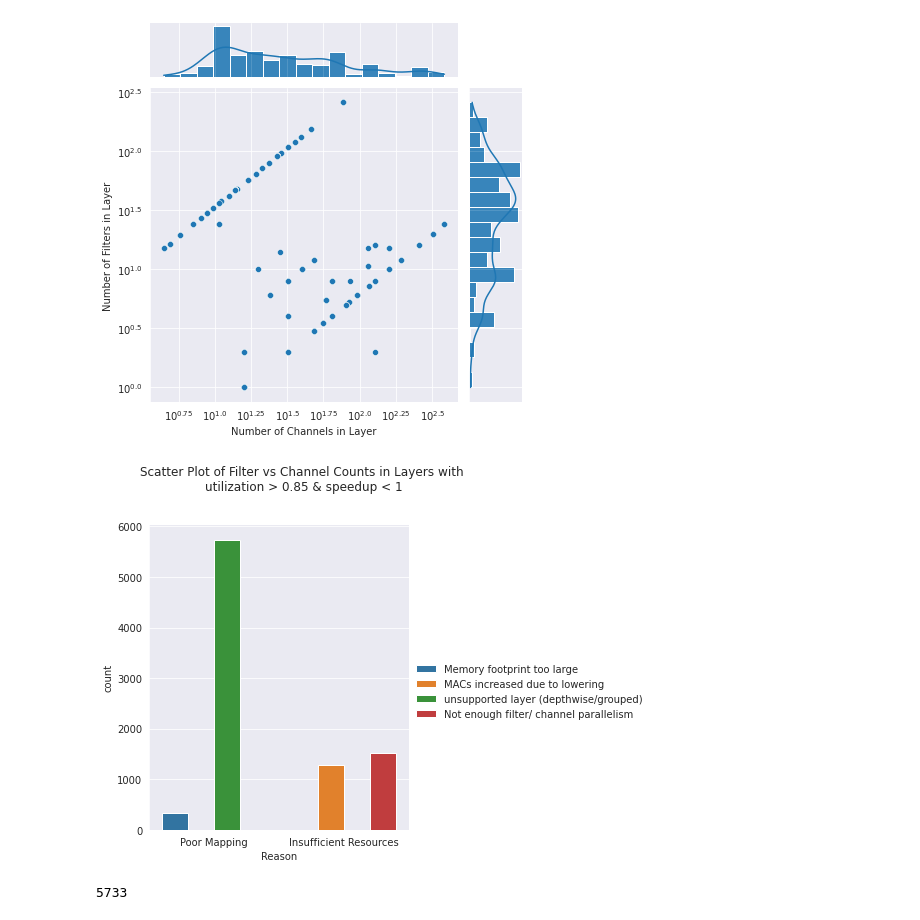
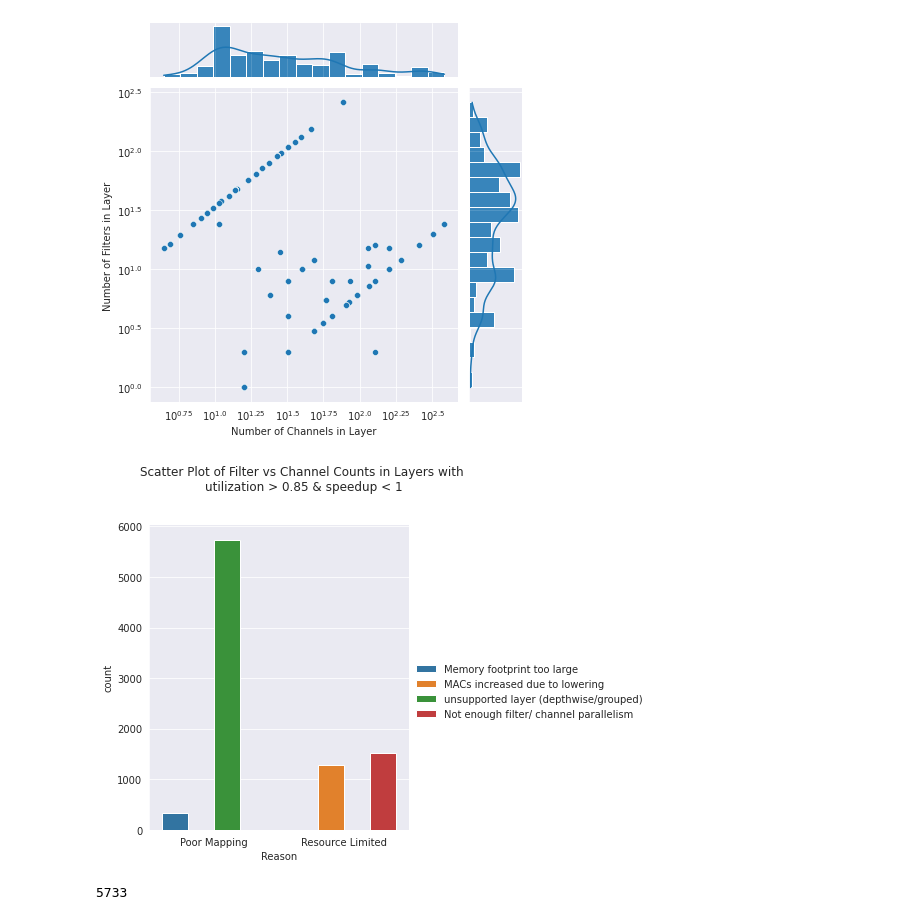
Before and after one commit to asultan123/hero-sim, a Jupyter notebook: scripts/utilization.ipynb, the cells around one changed output. Cells and saved outputs as stored; diff of their text form; code cells hidden in the pictures.

```diff
--- a/scripts/utilization.ipynb
+++ b/scripts/utilization.ipynb
@@ -446,36 +459,36 @@ slow_layers_with_high_util_with_no_extra_macs = len(
 )
 counts = pd.DataFrame.from_records(
     [
         {
             "Reason": "Poor Mapping",
             "": "Memory footprint too large",
             "count": slow_layers_with_low_util_and_large_footprint,
         },
         {
-            "Reason": "Insufficient Resources",
+            "Reason": "Resource Limited",
             "": "MACs increased due to lowering",
             "count": slow_layers_with_high_util_with_extra_macs,
         },
         {
             "Reason": "Poor Mapping",
             "": "unsupported layer (depthwise/grouped)",
             "count": slow_layers_with_low_util_and_small_footprint,
         },        {
-            "Reason": "Insufficient Resources",
+            "Reason": "Resource Limited",
             "": "Not enough filter/ channel parallelism",
             "count": slow_layers_with_high_util_with_no_extra_macs,
         },
     ]
 )
 se.catplot(x="Reason", y="count", hue="", kind="bar", data=counts)
 total = (
     slow_layers_with_low_util_and_small_footprint
     + slow_layers_with_low_util_and_large_footprint
     + slow_layers_with_high_util_with_extra_macs
     + slow_layers_with_high_util_with_no_extra_macs
 )
 # %% [output]
-[figure, old version]
+[figure, new version]
 # %%
 slow_layers_with_low_util_and_small_footprint
 # %% [output]
```
Also changed, not shown: parts of 1 cell of this notebook, 3 other files.
